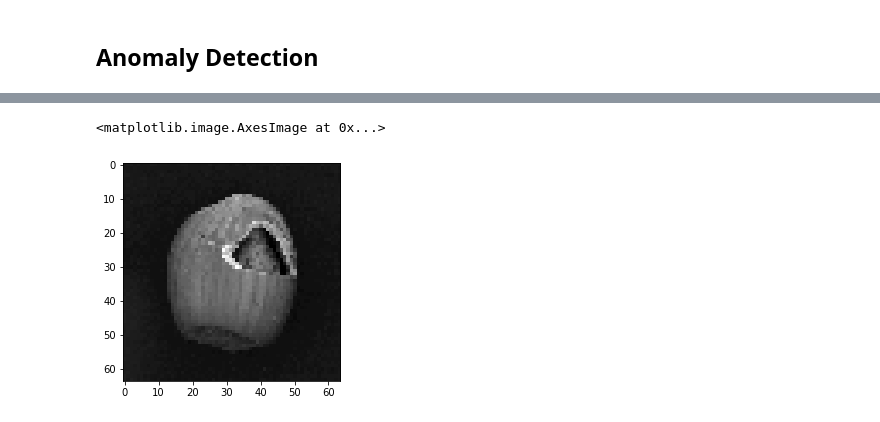
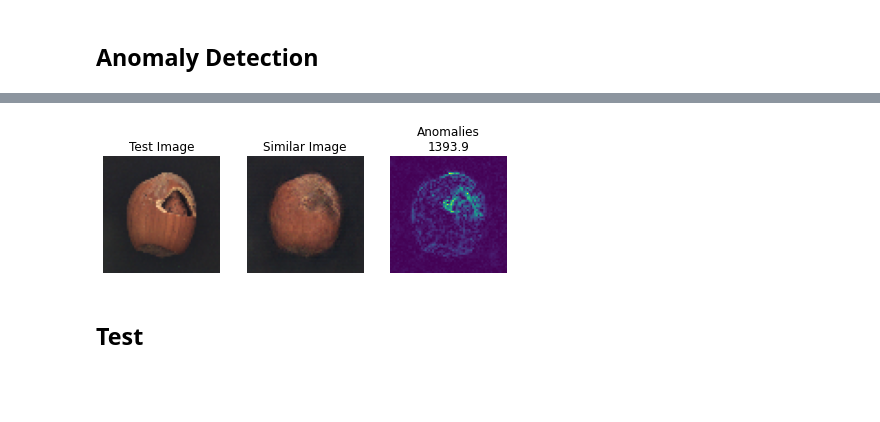
Before and after one commit to Pippo7x/AnoGAN-Keras, a Jupyter notebook: AnoGAN.ipynb, the cells around one changed output, grey strips where cells are left out. Drawn from its saved outputs; the diff is of its cells as text; code cells hidden in the pictures; blank space fills up the shorter version.

Commit message:
rgb and test fn

```diff
--- a/AnoGAN.ipynb
+++ b/AnoGAN.ipynb
@@ -121,5 +104,0 @@ plt.imshow(s, cmap = "gray")
-# %%
-plt.imshow(t, cmap="gray")
-# %% [output]
-<matplotlib.image.AxesImage at 0x...>
-[figure, removed]
@@ -127,0 +105,26 @@ gan.generator.save_weights(r"weights\generator.h5", save_format="h5")
+# %%
+test_image = np.array((test_image[0] * 127.5) + 127.5, np.int32)
+similar_image = np.array((similar_img[0] * 127.5) + 127.5, np.int32)
+
+plt.figure(figsize = (15, 15))
+
+plt.subplot(6, 6, 1)
+plt.imshow(test_image)
+plt.title("Test Image")
+plt.axis("off")
+
+plt.subplot(6, 6, 2)
+plt.imshow(similar_image)
+plt.title("Similar Image")
+plt.axis("off")
+
+plt.subplot(6, 6, 3)
+plt.imshow(abs(similar_image - test_image)[:, :, 0])
+plt.title("Anomalies\n{0:.1f}".format(anomaly_score))
+plt.axis("off")
+
+plt.show()
+# %% [output]
+[figure, added]
+# %% [markdown]
+## Test
```
Also changed, not shown: parts of 18 cells of this notebook, 5 other files.
